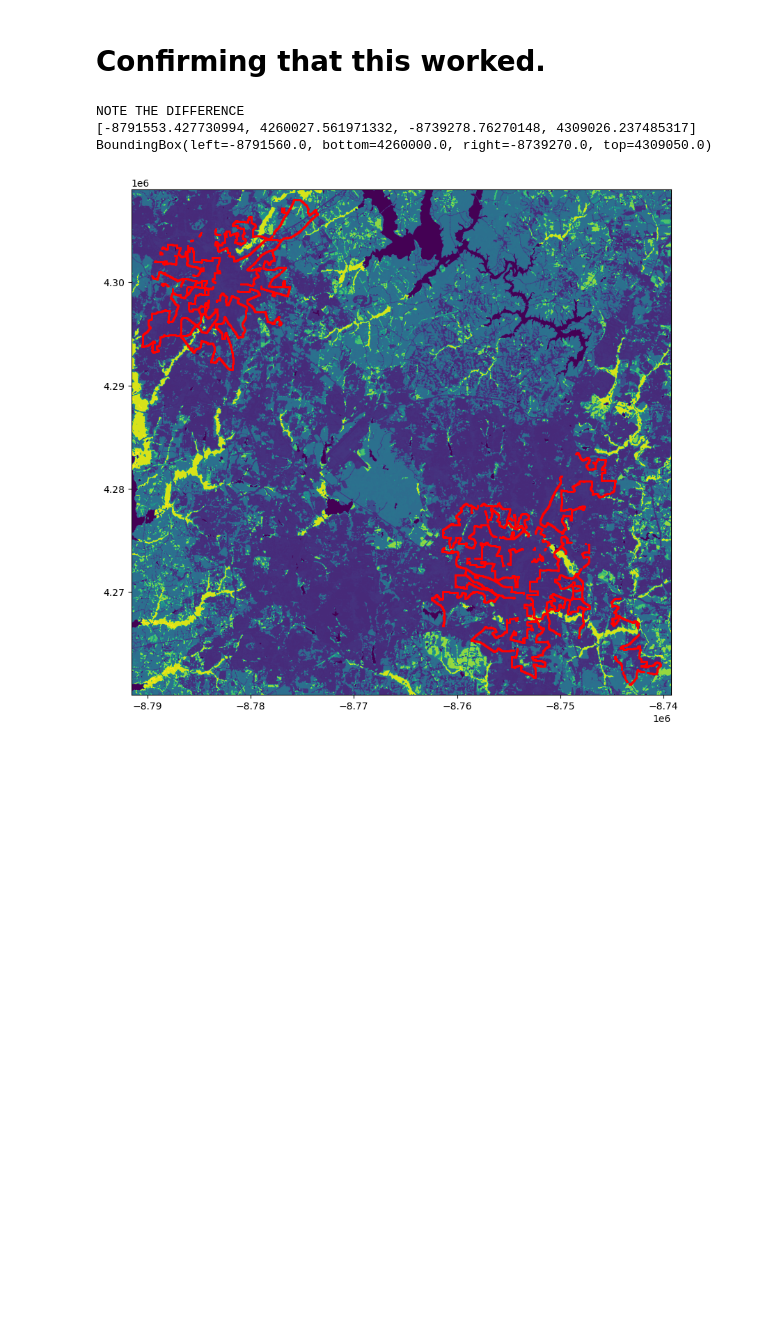
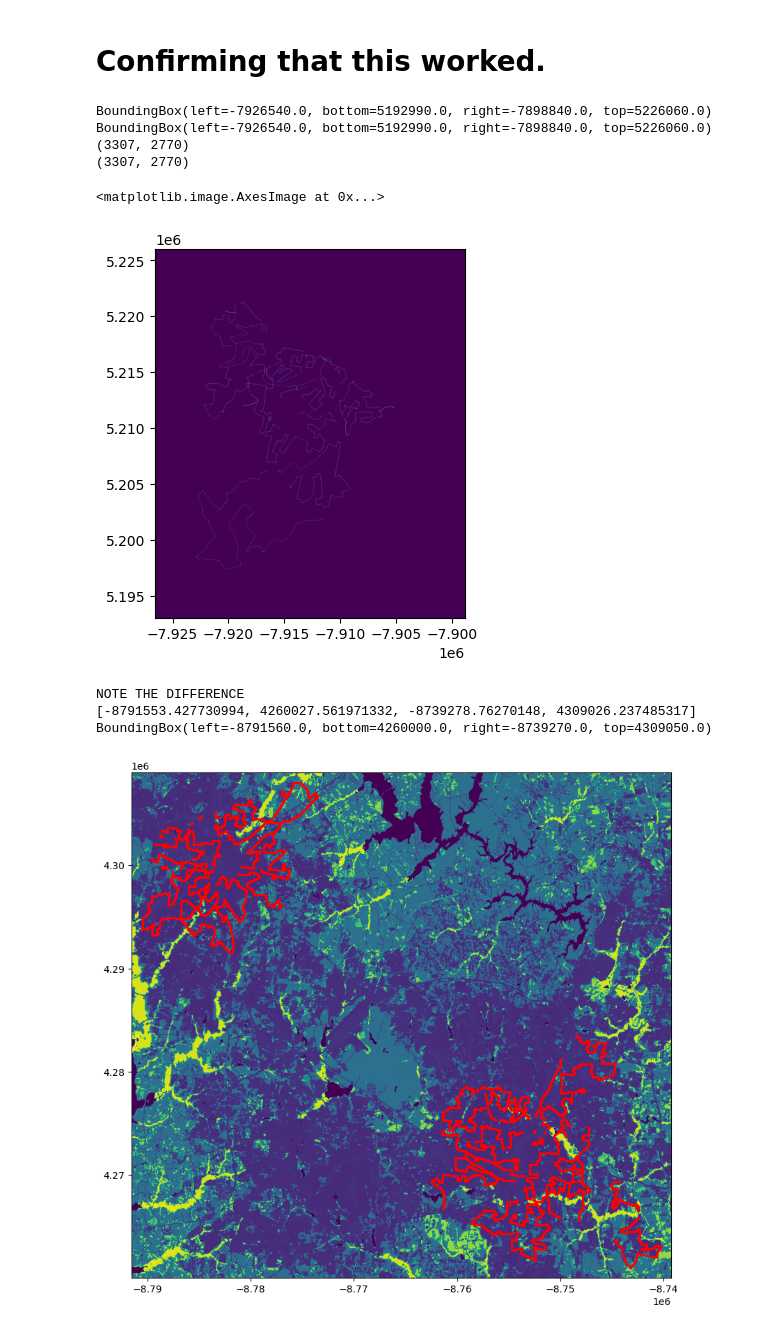
Before and after one commit to edrian-liao/uhi-causal-model, a Jupyter notebook: notebooks/clean_nlcd.ipynb, the cells around one changed output. Saved outputs shown, nothing was run; the diff lists cells and outputs as text; code cells hidden in the pictures; blank space fills up the shorter version.

Commit message:
generate data and tried training for 4 rounds

```diff
--- a/notebooks/clean_nlcd.ipynb
+++ b/notebooks/clean_nlcd.ipynb
@@ -14,7 +14,7 @@ import rasterio as rio
 from matplotlib import pyplot as plt
 # %%
 # This code loads the census tract shapefile for Durham County
-trav = gpd.read_file('../data/temperature/traversals/pm_trav.shp')
+trav = gpd.read_file('../data/traversal/Boston_ev.shp')
 
 # Convert to the same coordinate system as the desired NLCD data
 # it should always be EPSG:3857 (because that's in meters)
@@ -42,5 +48,28 @@ ERROR 3: ../data/boston/boston_nlcd.tif: Free disk space available is 3697029120
 # %% [markdown]
 # Confirming that this worked.
+# %%
+with rio.open('../data/boston/boston_temp.tif') as src:
+    temp = src.read(1)
+    bounds = src.bounds
+    print(bounds)
+
+with rio.open('../data/boston/boston_ndvi.tif') as src:
+    ndvi = src.read(1)
+    new_bounds = src.bounds
+    print(new_bounds)
+
+print(temp.shape)
+print(ndvi.shape)
+# %% [output]
+BoundingBox(left=-7926540.0, bottom=5192990.0, right=-7898840.0, top=5226060.0)
+BoundingBox(left=-7926540.0, bottom=5192990.0, right=-7898840.0, top=5226060.0)
+(3307, 2770)
+(3307, 2770)
+# %%
+plt.imshow(temp, extent=(new_bounds[0], new_bounds[2], new_bounds[1], new_bounds[3]), cmap='viridis')
+# %% [output]
+<matplotlib.image.AxesImage at 0x...>
+[figure, added]
 # %%
 # Open up the file, and plot it to make sure it looks right
 # import cartopy.crs as ccrs
```
Also changed, not shown: parts of 4 cells of this notebook, 9 other files.
